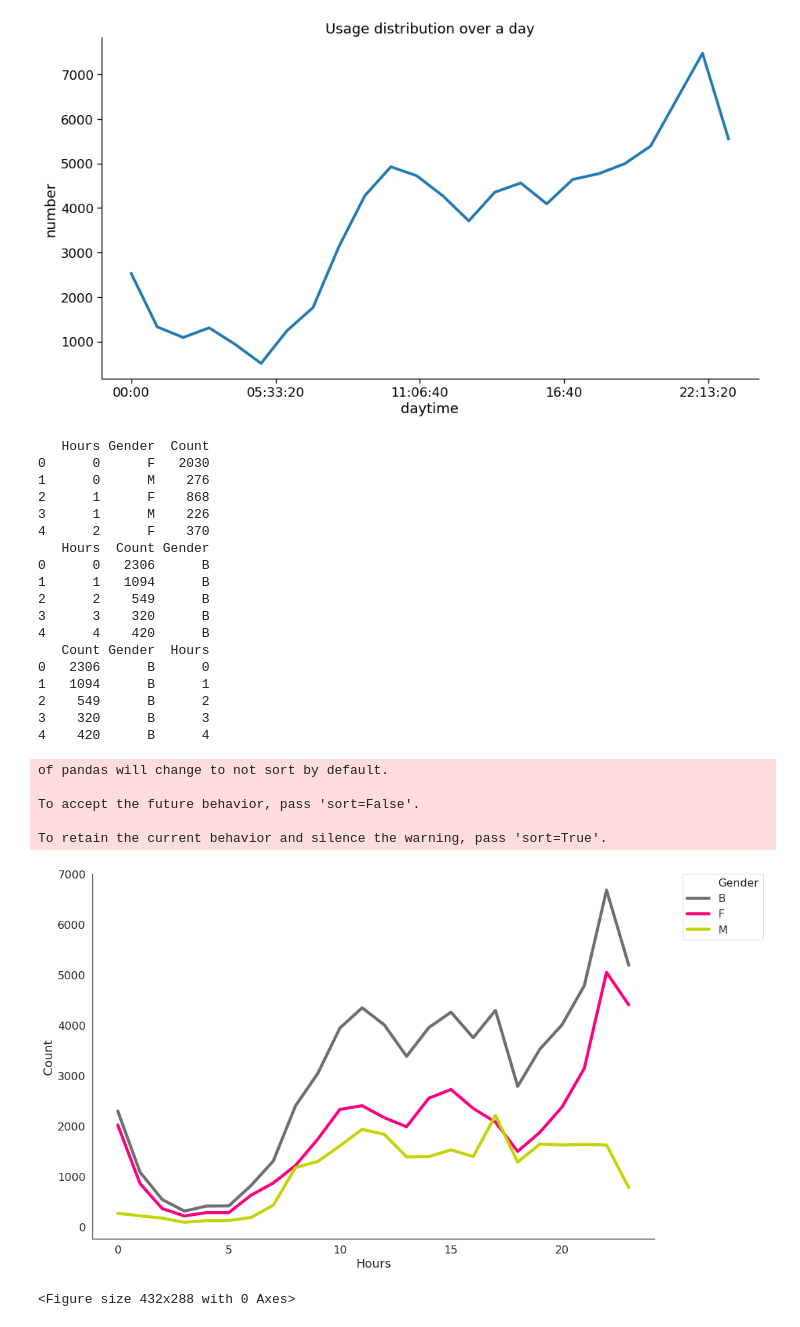
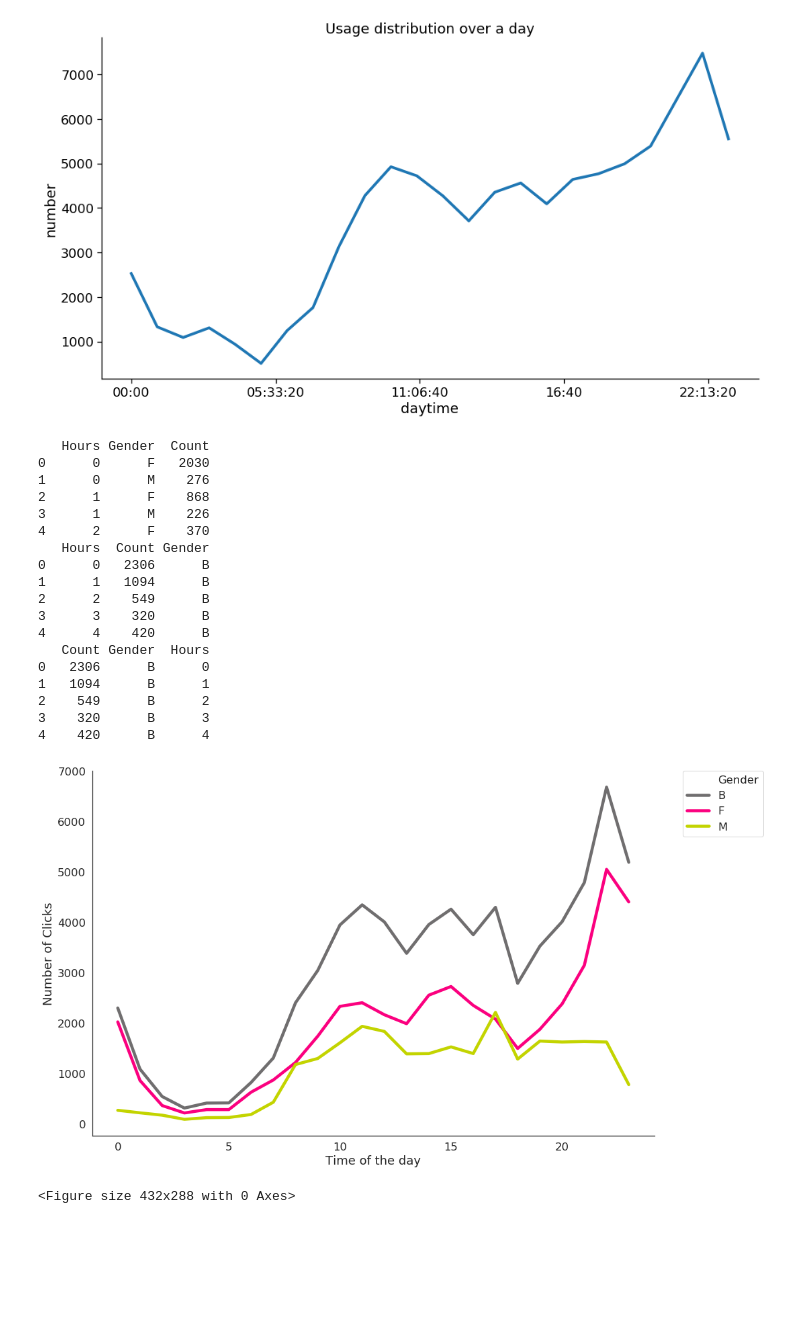
Before and after one commit to Corneliusbusch/DS4D-project, a Jupyter notebook: GenerateNetworkJson.ipynb, the cells around one changed output. Drawn from its saved outputs; the diff is of its cells as text; code cells hidden in the pictures; blank space fills up the shorter version.

```diff
--- a/GenerateNetworkJson.ipynb
+++ b/GenerateNetworkJson.ipynb
@@ -645,44 +645,39 @@ sns.set_context("notebook", font_scale=1.5, rc={"lines.linewidth": 4.5})
 print(genderGrouped.head())
 print(nonGrouped.head())
 
-allGrouped = pd.concat([nonGrouped, genderGrouped])
+allGrouped = pd.concat([nonGrouped, genderGrouped],sort=True)
 
 print(allGrouped.head())
 
 flatui = [ '#706e6f',"#Fb007F", "#c3d400"]
 
 fig, ax = plt.subplots()
 fig.set_size_inches(15, 10)
 sns.lineplot(x='Hours', y='Count', data=allGrouped, hue='Gender', palette=flatui)
 sns.despine()
 sns.set_style("white")
 plt.legend(bbox_to_anchor=(1.05, 1), loc=2, borderaxespad=0.)
-ax.set(xlabel='common xlabel', ylabel='common ylabel')
+ax.set(xlabel='Time of the day', ylabel='Number of Clicks')
 plt.show()
 plt.savefig("GenderUsage.svg")
 # %% [output]
    Hours Gender  Count
 0      0      F   2030
 1      0      M    276
 2      1      F    868
 3      1      M    226
 4      2      F    370
    Hours  Count Gender
 0      0   2306      B
 1      1   1094      B
 2      2    549      B
 3      3    320      B
 4      4    420      B
    Count Gender  Hours
 0   2306      B      0
 1   1094      B      1
 2    549      B      2
 3    320      B      3
 4    420      B      4
+[figure, new version]
-of pandas will change to not sort by default.
-
-To accept the future behavior, pass 'sort=False'.
-
-To retain the current behavior and silence the warning, pass 'sort=True'.
+<Figure size 432x288 with 0 Axes>
-[figure, old version]
-<Figure size 432x288 with 0 Axes>
```
Also changed, not shown: 1 other file.
